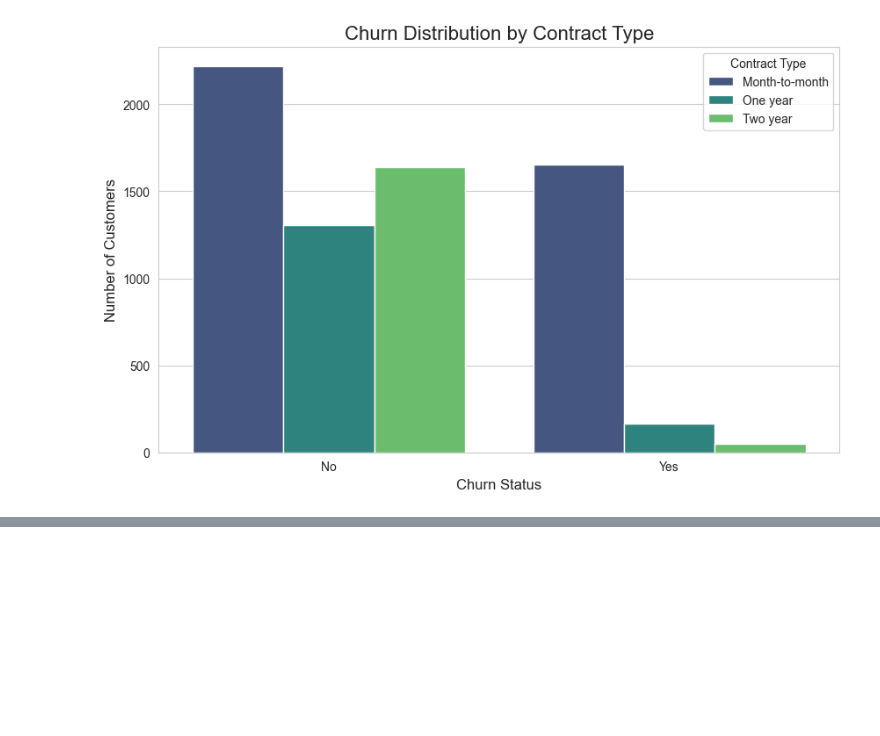
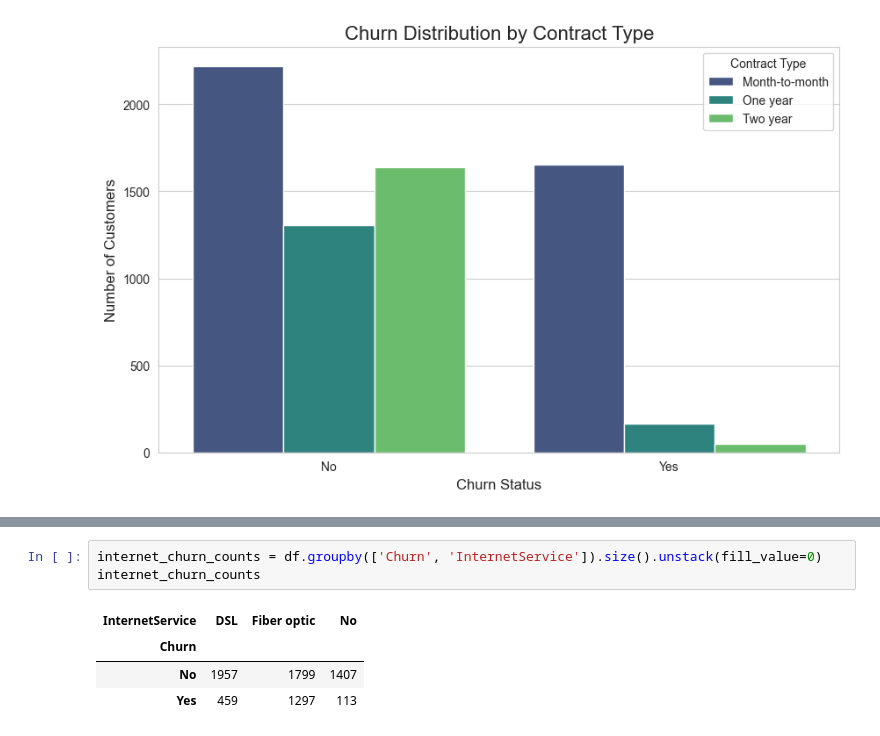
Before and after one commit to sanjaybhargav353/Telco_Customer_Churn, a Jupyter notebook: notbooks/01_Churn_Analysis.ipynb, the cells around one changed output, grey strips where cells are left out. Cells and saved outputs as stored; diff of their text form; blank space fills up the shorter version.

```diff
--- a/notbooks/01_Churn_Analysis.ipynb
+++ b/notbooks/01_Churn_Analysis.ipynb
@@ -143,0 +156,8 @@ plt.show()
+# %%
+internet_churn_counts = df.groupby(['Churn', 'InternetService']).size().unstack(fill_value=0)
+internet_churn_counts
+# %% [output]
+| InternetService | DSL | Fiber optic | No |
+| Churn |  |  |  |
+| No | 1957 | 1799 | 1407 |
+| Yes | 459 | 1297 | 113 |
```
Also changed, not shown: parts of 3 cells of this notebook.
